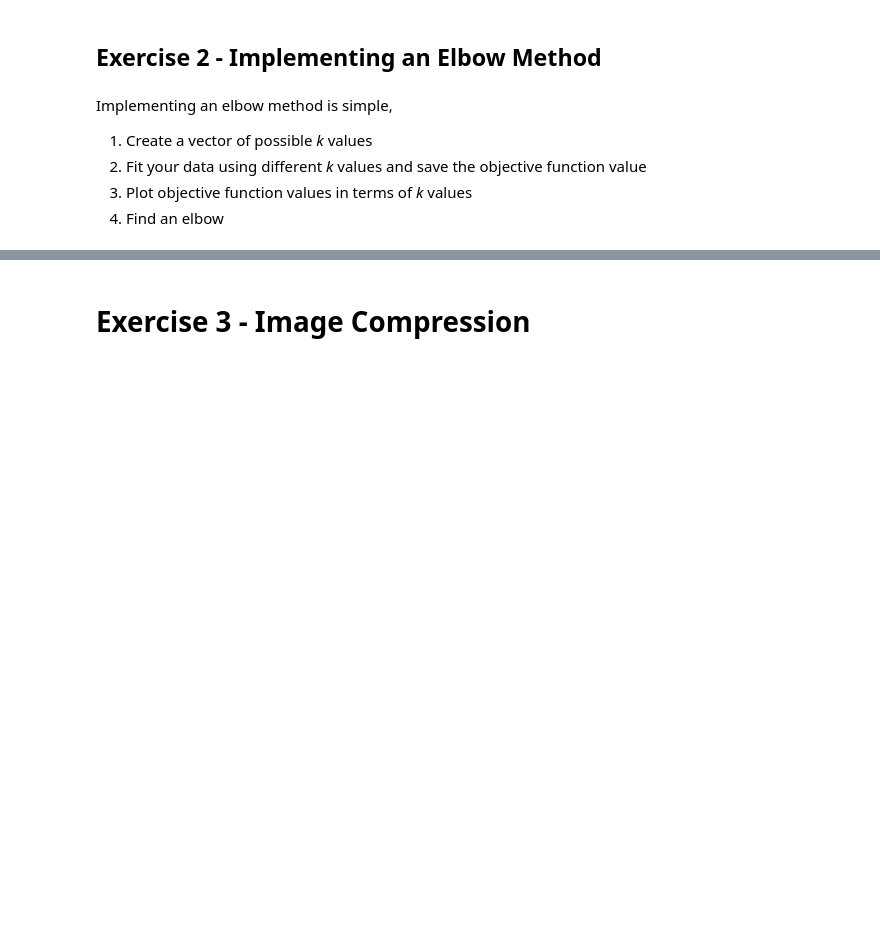
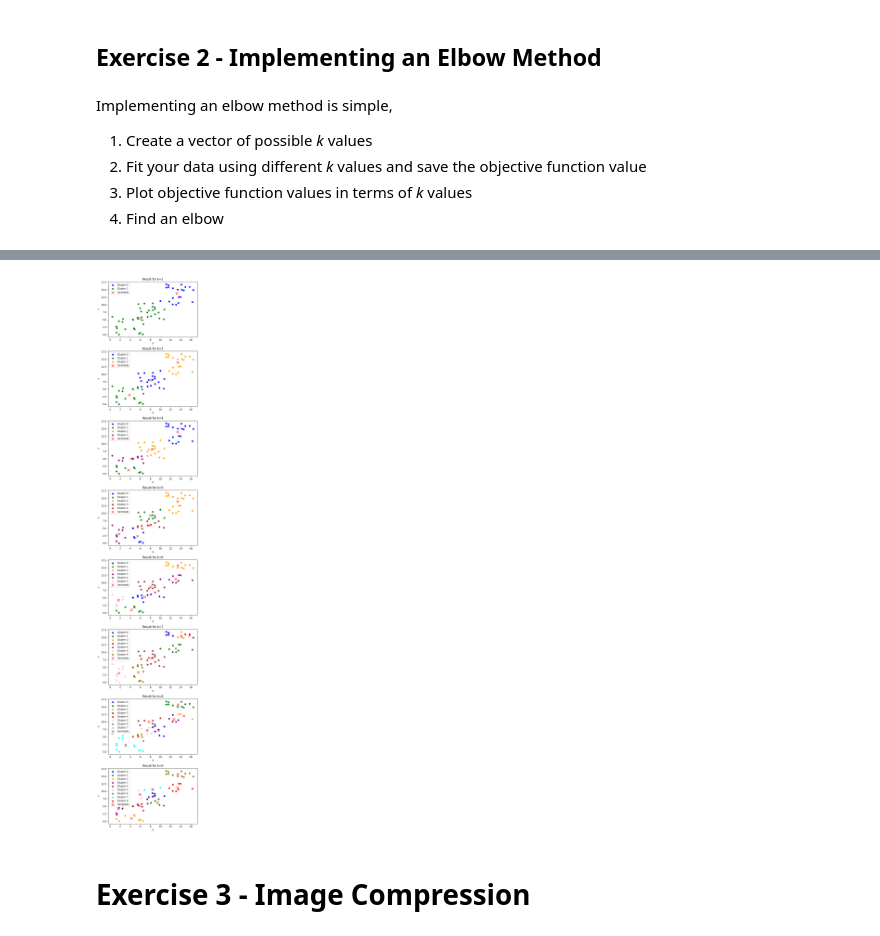
Before and after one commit to mrbutterfly105/MPA-MLF, a Jupyter notebook: Lab_02/Lab_02_task.ipynb, the cells around one changed output, grey strips where cells are left out. Drawn from its saved outputs; the diff is of its cells as text; code cells hidden in the pictures; blank space fills up the shorter version.

```diff
--- a/Lab_02/Lab_02_task.ipynb
+++ b/Lab_02/Lab_02_task.ipynb
@@ -393,8 +393,23 @@ def fit(points: np.ndarray, k_clusters: int, n_of_oterations: int, error: float
     centroid_points = np.array([])
     last_objective = 10000.0
 
-    for _ in range(n_of_oterations):
-        pass
+    centroids = initialize_clusters(loaded_points, k)
+
+
+    for n in range(n_of_oterations):
+        distances = compute_distances(loaded_points, centroids)
+        assigned_centroids = assign_centroids(distances)
+        objective = calculate_objective(assigned_centroids, distances)
+        centroids = calculate_new_centroids(points, assigned_centroids, k_clusters)
+
+        if np.fabs(last_objective - objective) < error:
+            print("Ended with n iterations:")
+            print(n)
+
+            centroid_points = centroids
+            break
+        last_objective = objective
+
 
     ###################################
 
@@ -450,3 +514,34 @@ plt.ylabel('Sum of squared distance')
+# %%
+fig, axs = plt.subplots(len(results), 1, figsize=(6, len(results) * 4))
+
+colors = ['blue', 'green', 'orange', 'purple', 'brown', 'pink', 'olive', 'cyan', 'red', 'yellow']  # Add more if needed
+
+for i, result in enumerate(results):
+    centroids = result['centroids']
+
+    # Calculate distances of points to centroids
+    distances = np.linalg.norm(loaded_points[:, np.newaxis] - centroids, axis=2).T
+
+    # Assign each point to the closest centroid
+    assigned_centroids = assign_centroids(distances)
+
+    # Plot points with color according to their centroid
+    for cluster in range(len(centroids)):
+        cluster_points = loaded_points[assigned_centroids == cluster]
+        axs[i].scatter(cluster_points[:, 0], cluster_points[:, 1], color=colors[cluster % len(colors)], label=f'Cluster {cluster}')
+
+    # Plot centroids
+    axs[i].scatter(centroids[:, 0], centroids[:, 1], color='red', marker='x', s=100, label='Centroids')
+
+    axs[i].set_title(f"Result for k={k_all[i]}")
+    axs[i].legend()
+    axs[i].set_xlabel("X")
+    axs[i].set_ylabel("Y")
+
+plt.tight_layout()
+plt.show()
+# %% [output]
+[figure, added]
 # %% [markdown]
 # Exercise 3 - Image Compression
 # %% [markdown]
```
Also changed, not shown: parts of 4 cells of this notebook.
